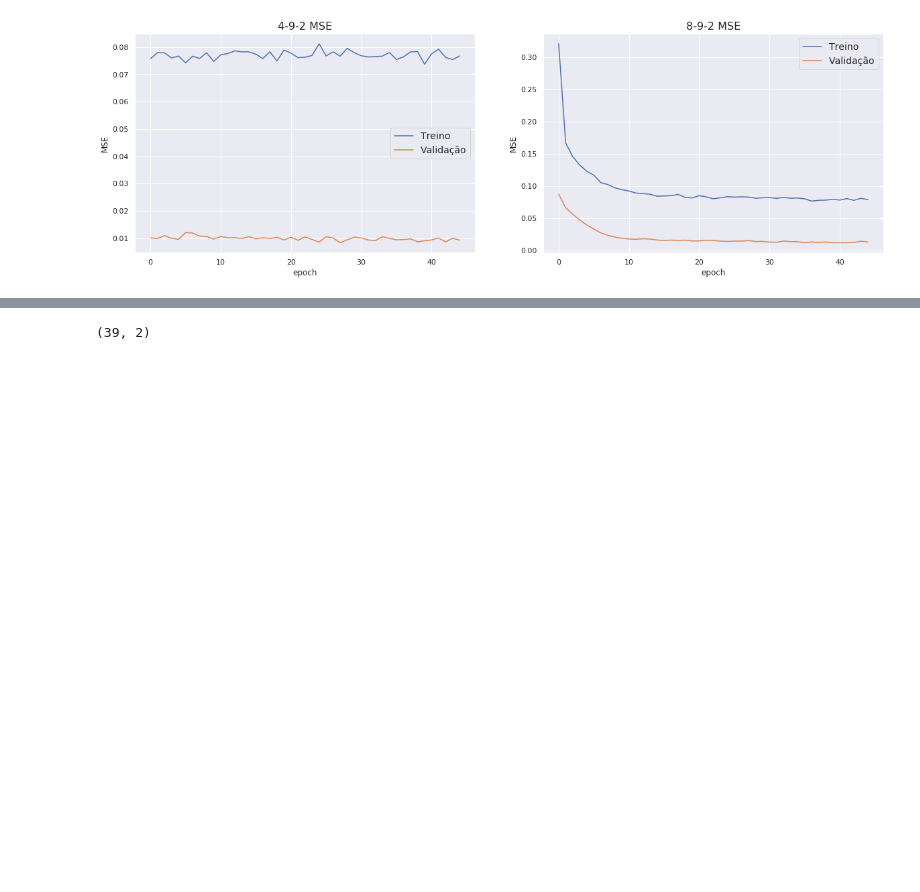
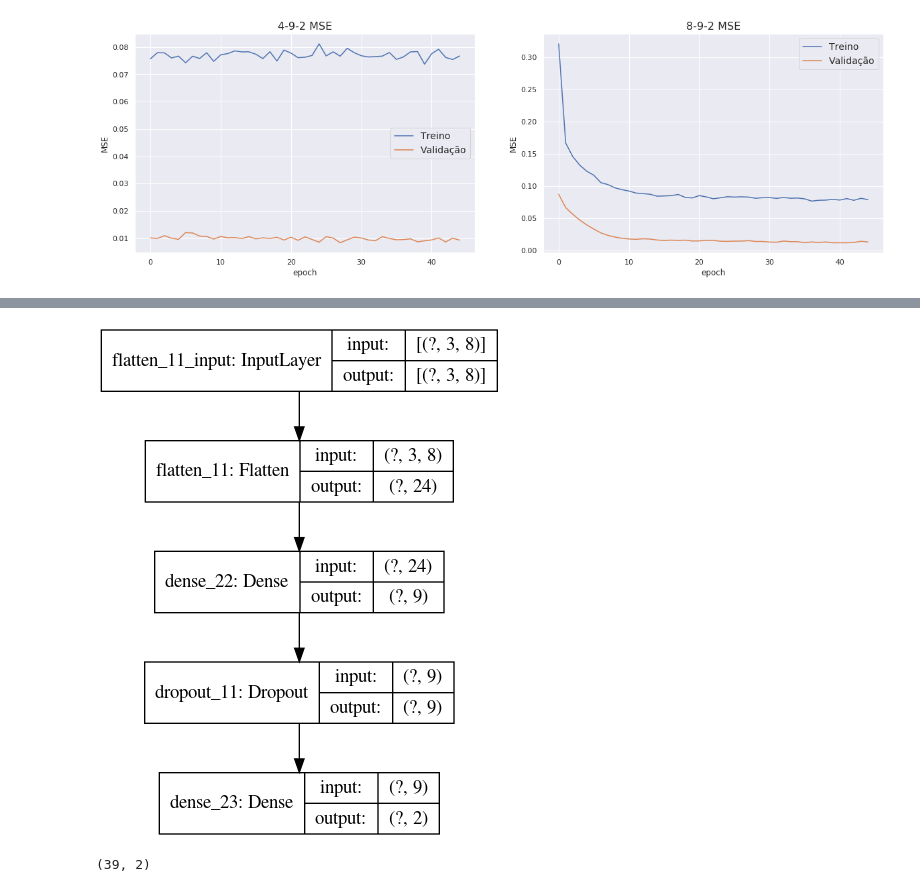
Before and after one commit to reneroliveira/Hurricane_Project, a Jupyter notebook: NN-TrackPrediction.ipynb, the cells around one changed output, grey strips where cells are left out. Cells and saved outputs as stored; diff of their text form; code cells hidden in the pictures; blank space fills up the shorter version.

```diff
--- a/NN-TrackPrediction.ipynb
+++ b/NN-TrackPrediction.ipynb
@@ -538,3 +523,16 @@ R2 Total Teste - 0.9903607377299314
+# %%
+tf.keras.utils.plot_model(
+    model_892,
+    to_file='figs/model_892.png',
+    show_shapes=True,
+    show_layer_names=True,
+    rankdir='TB',
+    expand_nested=False,
+    dpi=96
+)
+# plt.savefig('figs/model892.jpg')
+# %% [output]
+[figure, added]
 # %%
 data_test = data.loc[int(n*0.9):,:]
 data_test.loc[:,'Hours'] = (data_test.loc[:,'Time_new']-pd.Timestamp(1951,1,1))/pd.Timedelta('1 hour')
```
Also changed, not shown: parts of 9 cells of this notebook, 16 other files.
